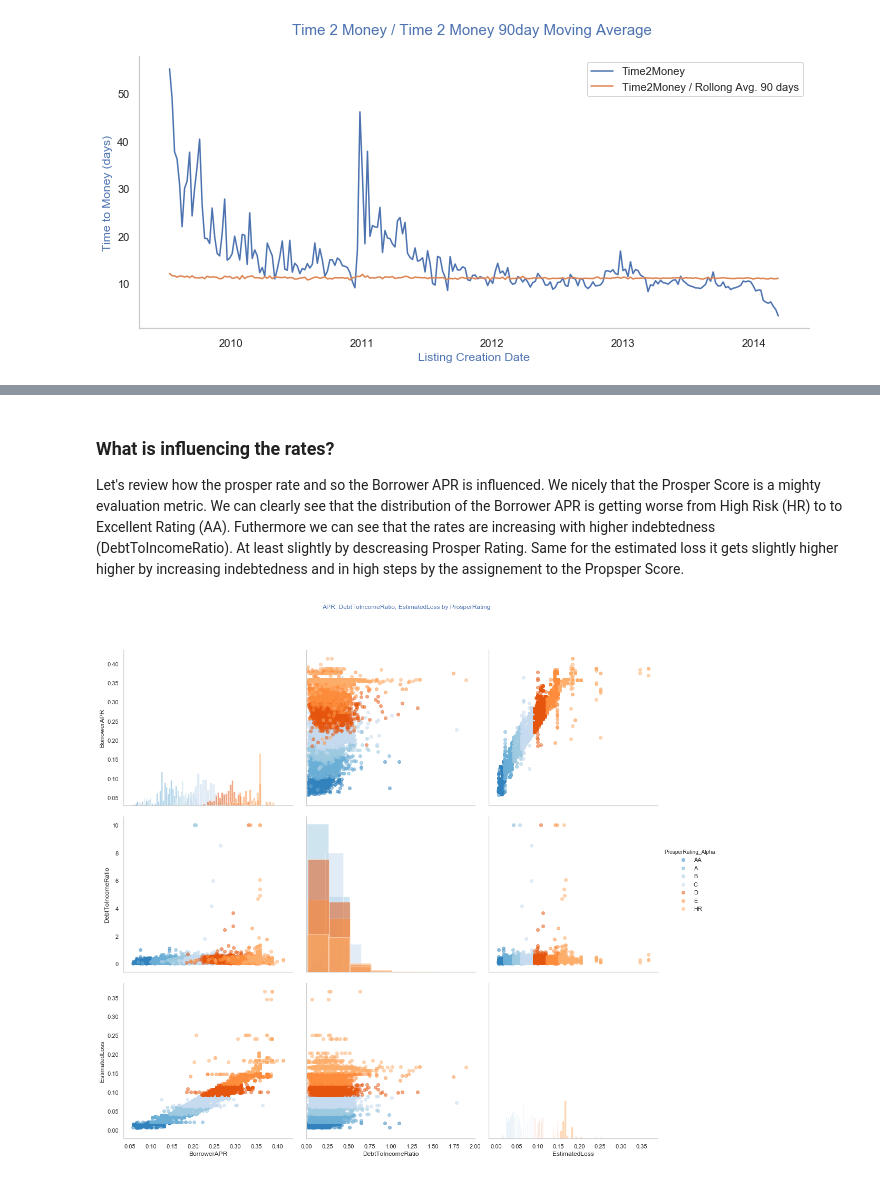
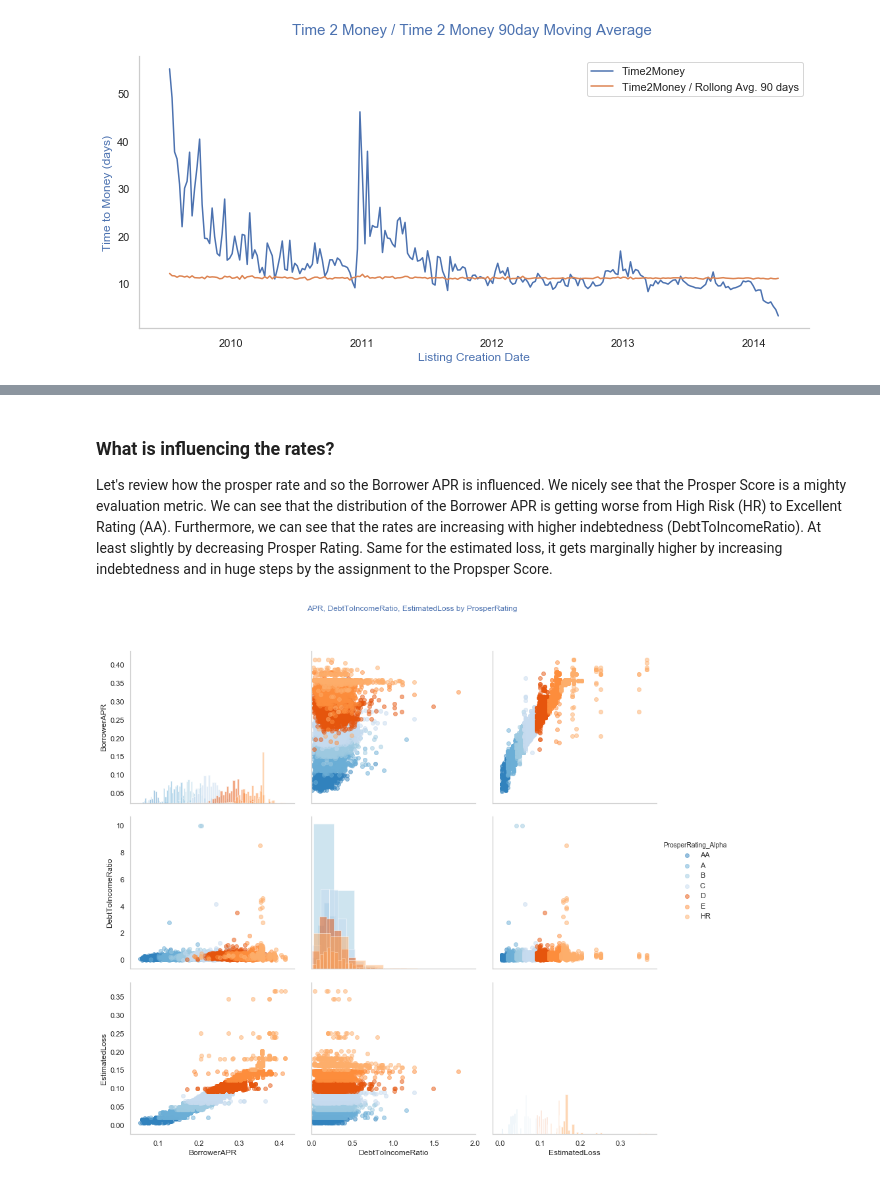
Before and after one commit to moosial/CommunicateDataFindings, a Jupyter notebook: slide_deck_Prosper_CA.ipynb, the cells around one changed output, grey strips where cells are left out. Saved outputs shown, nothing was run; the diff lists cells and outputs as text; code cells hidden in the pictures.

```diff
--- a/slide_deck_Prosper_CA.ipynb
+++ b/slide_deck_Prosper_CA.ipynb
@@ -508,22 +502,22 @@ g.fig.subplots_adjust(top=.9);
 # %% [markdown]
 ### What is influencing the rates?
 
-Let's review how the prosper rate and so the Borrower APR is influenced. We nicely that the Prosper Score is a mighty evaluation metric. We can clearly see that the distribution of the Borrower APR is getting worse from High Risk (HR) to to Excellent Rating (AA). Futhermore we can see that the rates are increasing with higher indebtedness (DebtToIncomeRatio). At least slightly by descreasing Prosper Rating. Same for the estimated loss it gets slightly higher higher by increasing indebtedness and in high steps by the assignement to the Propsper Score.
+Let's review how the prosper rate and so the Borrower APR is influenced. We nicely see that the Prosper Score is a mighty evaluation metric. We can see that the distribution of the Borrower APR is getting worse from High Risk (HR) to Excellent Rating (AA). Furthermore, we can see that the rates are increasing with higher indebtedness (DebtToIncomeRatio). At least slightly by decreasing Prosper Rating. Same for the estimated loss, it gets marginally higher by increasing indebtedness and in huge steps by the assignment to the Propsper Score.
 # %%
 # attributes for metric variables
 variables = ["BorrowerAPR", "DebtToIncomeRatio", "EstimatedLoss"]
-g = sb.PairGrid(data = mv, vars = variables, size = 5, hue="ProsperRating_Alpha", palette ='tab20c')
+g = sb.PairGrid(data = mv, vars = variables, size = 4, hue="ProsperRating_Alpha", palette ='tab20c')
 g = g.map_diag(plt.hist, bins = 40, alpha = .5);
 g.map_offdiag(plt.scatter, alpha = .5);
 
 for i in np.arange(g.axes.shape[0]):
     for j in np.arange(g.axes.shape[1]):
         g.axes[i,j].grid(False)
 
 # let's improve some axis limits
 g.axes[0,1].set_xlim(0,2)
 g.add_legend();
 g.fig.suptitle('APR, DebtToIncomeRatio, EstimatedLoss by ProsperRating ', fontdict={'fontsize': 18}, color='b');
 g.fig.subplots_adjust(top=.9);
 # %% [output]
-[figure, old version]
+[figure, new version]
```
Also changed, not shown: parts of 9 cells of this notebook, 3 other files.
